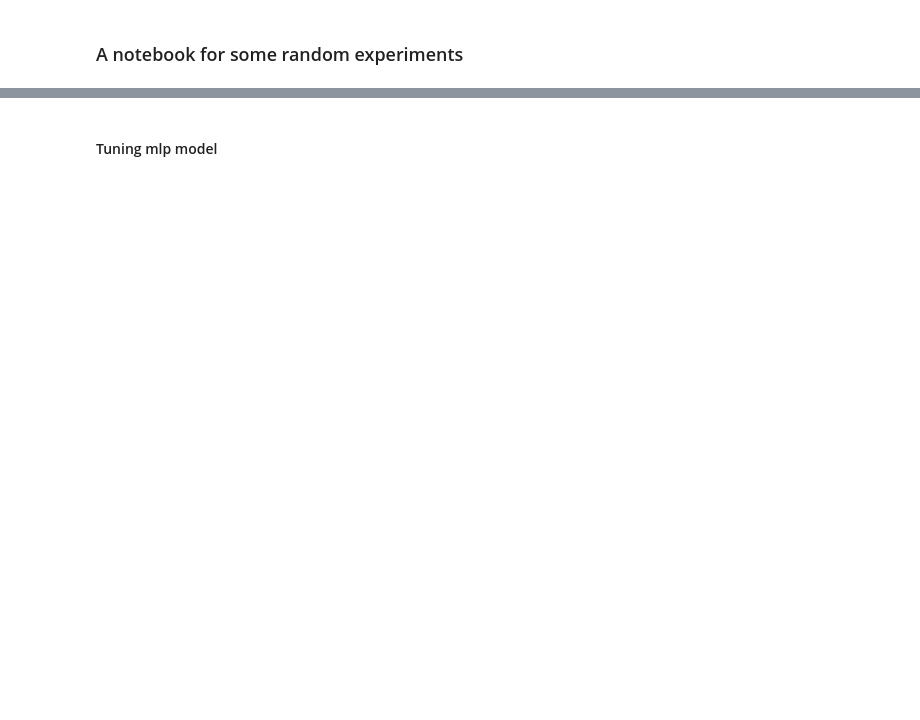
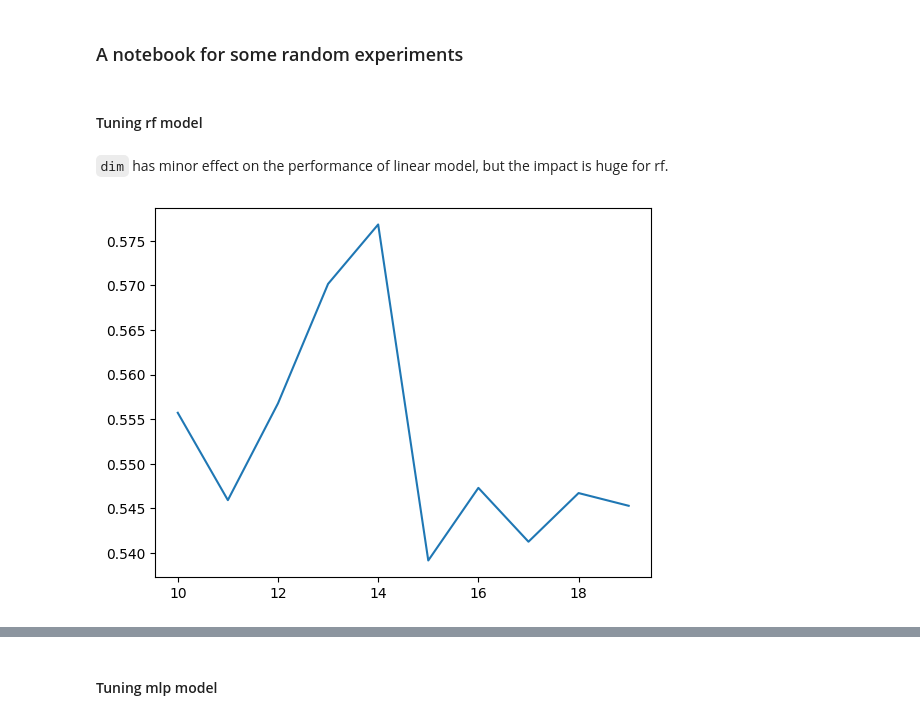
Before and after one commit to Tian-Bai/selcf_paper, a Jupyter notebook: utils/other.ipynb, the cells around one changed output, grey strips where cells are left out. Drawn from its saved outputs; the diff is of its cells as text; code cells hidden in the pictures; blank space fills up the shorter version.

Commit message:
hyper-parameter tuning and refactoring

```diff
--- a/utils/other.ipynb
+++ b/utils/other.ipynb
@@ -1,2 +1,54 @@
 # %% [markdown]
 ### A notebook for some random experiments
+# %% [markdown]
+#### Tuning rf model
+# %%
+from utility import gen_data
+from sklearn.ensemble import RandomForestRegressor
+from sklearn.linear_model import LinearRegression
+from sklearn.metrics import r2_score
+import numpy as np
+from matplotlib import pyplot as plt
+
+N = 1000
+ntest = 100
+setting = 1
+sigma = 0.5 if setting in [1, 2, 3, 4] else 0.2
+cov = 0.1
+dim = 10
+# %% [markdown]
+`dim` has minor effect on the performance of linear model, but the impact is huge for rf.
+# %%
+def get_rsq(dim):
+    all_r = 0
+    for t in range(10):
+        Xtrain, Ytrain, _ = gen_data(setting, N, sigma, dim=dim)
+        Xvalid, Yvalid, _ = gen_data(setting, N, sigma, dim=dim)
+        Xtest, Ytest, _ = gen_data(setting, ntest, sigma, dim=dim)
+
+        if setting == 1:
+            transf = lambda x : np.column_stack((x, x[:, 0] * x[:, 1], x[:, 0] * x[:, 2], x[:, 1] * x[:, 2], x[:, 0] * x[:, 1] * x[:, 2]))
+        if setting in [2, 3, 4]:
+            transf = lambda x : np.column_stack((x, x[:, 0] * x[:, 1]))
+        if setting == 5:
+            transf = lambda x : np.column_stack((x, x[:, 0] * x[:, 1], x[:, 0] * x[:, 3], x[:, 1] * x[:, 3], x[:, 0] * x[:, 1] * x[:, 3]))
+        if setting in [6, 7, 8]:
+            transf = lambda x : np.column_stack((x, x[:, 0] * x[:, 1]))
+        Xtrain = transf(Xtrain)
+        Xvalid = transf(Xvalid)
+        Xtest = transf(Xtest)
+
+        lin = LinearRegression()
+        lin.fit(Xtrain, 1 * (Ytrain > 0))
+        Ypred = lin.predict(Xtest)
+        all_r += r2_score(1 * (Ytest > 0), Ypred)
+    return all_r / 10
+
+res = []
+xrange = np.arange(10, 20, 1)
+for i in xrange:
+    res.append(get_rsq(i))
+plt.plot(xrange, res)
+plt.show()
+# %% [output]
+[figure, added]
```
Also changed, not shown: parts of 13 cells of this notebook, 15 other files.
